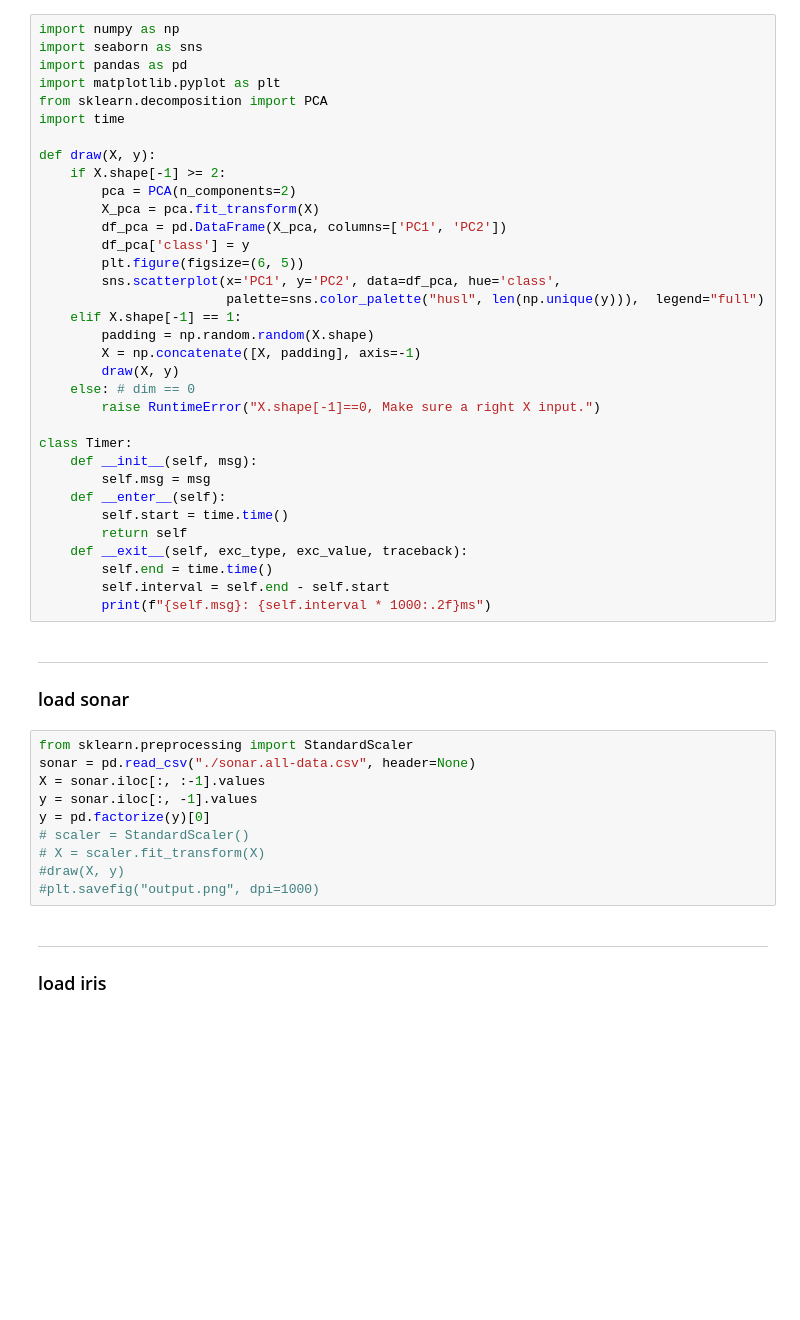
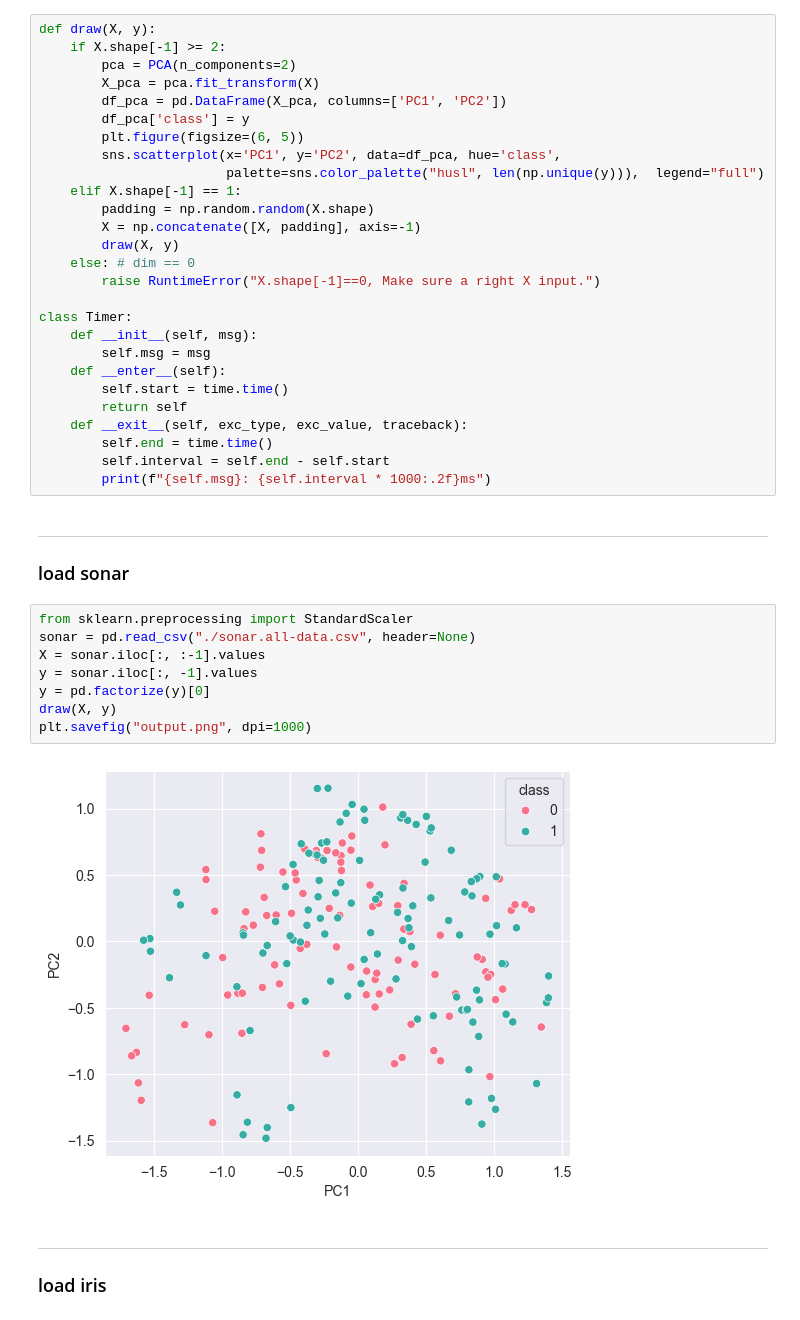
Before and after one commit to MTDoven/Machine-Learning, a Jupyter notebook: pattern_recognition/LDA/main.ipynb, the cells around one changed output. Saved outputs shown, nothing was run; the diff lists cells and outputs as text; blank space fills up the shorter version.

```diff
--- a/pattern_recognition/LDA/main.ipynb
+++ b/pattern_recognition/LDA/main.ipynb
@@ -1,11 +8,4 @@
 # %%
-import numpy as np
-import seaborn as sns
-import pandas as pd
-import matplotlib.pyplot as plt
-from sklearn.decomposition import PCA
-import time
-
 def draw(X, y):
     if X.shape[-1] >= 2:
         pca = PCA(n_components=2)
@@ -38,13 +38,13 @@ class Timer:
 # %%
 from sklearn.preprocessing import StandardScaler
 sonar = pd.read_csv("./sonar.all-data.csv", header=None)
 X = sonar.iloc[:, :-1].values
 y = sonar.iloc[:, -1].values
 y = pd.factorize(y)[0]
-# scaler = StandardScaler()
-# X = scaler.fit_transform(X)
-#draw(X, y)
-#plt.savefig("output.png", dpi=1000)
+draw(X, y)
+plt.savefig("output.png", dpi=1000)
+# %% [output]
+[figure, added]
 # %% [markdown]
 ---
 ### load iris
```
Also changed, not shown: parts of 7 cells of this notebook.
